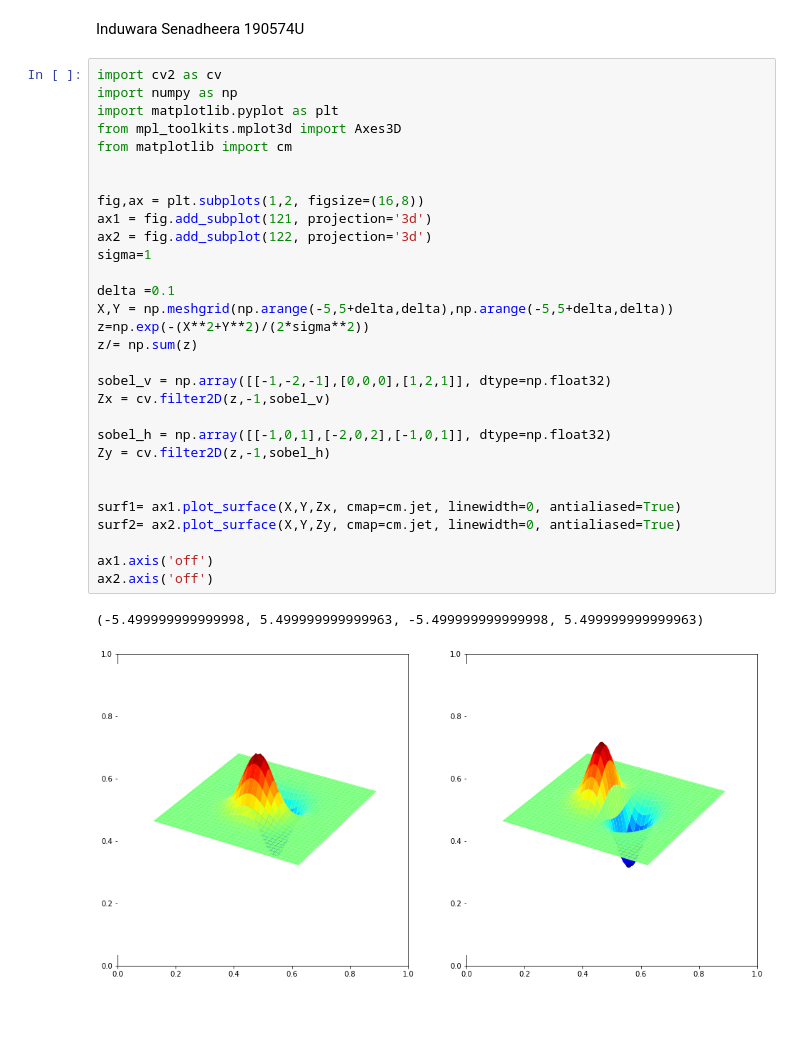
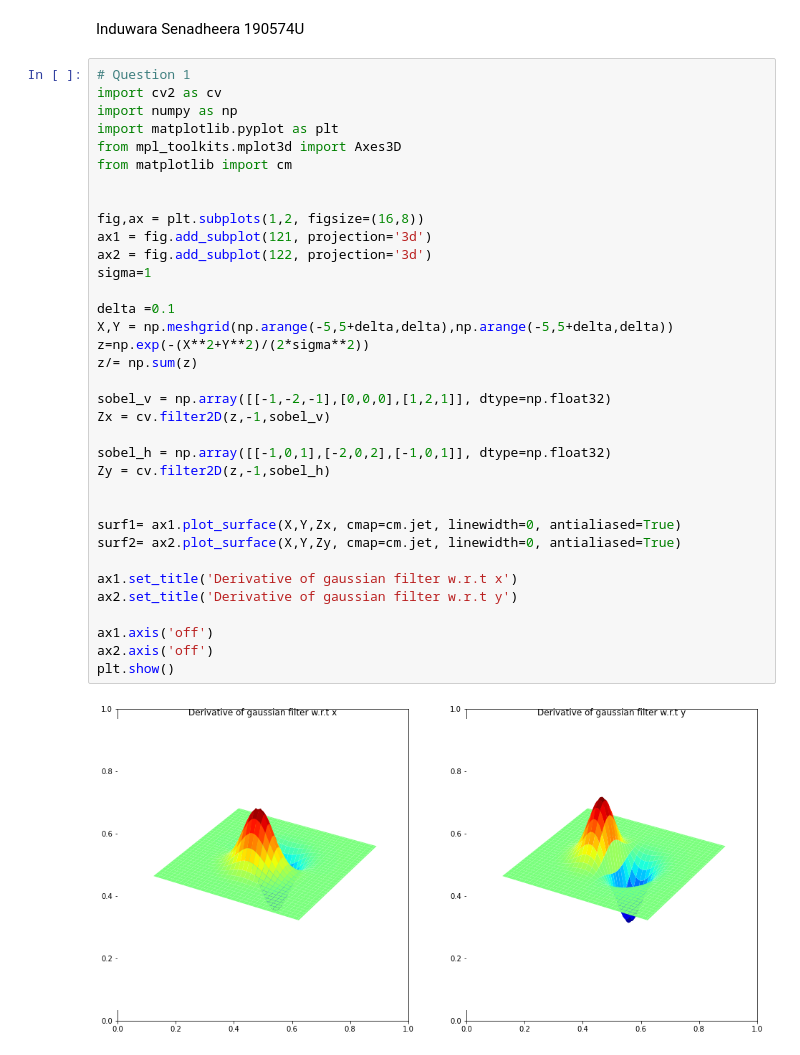
Before and after one commit to induwarasenadheera/EN2550---Fundamental-of-Image-Processing, a Jupyter notebook: Lecture 4.ipynb, the cells around one changed output. Cells and saved outputs as stored; diff of their text form; blank space fills up the shorter version.

```diff
--- a/Lecture 4.ipynb
+++ b/Lecture 4.ipynb
@@ -2,35 +2,39 @@
 Induwara Senadheera </br>
 190574U
 # %%
+# Question 1
 import cv2 as cv
 import numpy as np
 import matplotlib.pyplot as plt
 from mpl_toolkits.mplot3d import Axes3D
 from matplotlib import cm
 
 
 fig,ax = plt.subplots(1,2, figsize=(16,8))
 ax1 = fig.add_subplot(121, projection='3d')
 ax2 = fig.add_subplot(122, projection='3d')
 sigma=1
 
 delta =0.1
 X,Y = np.meshgrid(np.arange(-5,5+delta,delta),np.arange(-5,5+delta,delta))
 z=np.exp(-(X**2+Y**2)/(2*sigma**2))
 z/= np.sum(z)
 
 sobel_v = np.array([[-1,-2,-1],[0,0,0],[1,2,1]], dtype=np.float32)
 Zx = cv.filter2D(z,-1,sobel_v)
 
 sobel_h = np.array([[-1,0,1],[-2,0,2],[-1,0,1]], dtype=np.float32)
 Zy = cv.filter2D(z,-1,sobel_h)
 
 
 surf1= ax1.plot_surface(X,Y,Zx, cmap=cm.jet, linewidth=0, antialiased=True)
 surf2= ax2.plot_surface(X,Y,Zy, cmap=cm.jet, linewidth=0, antialiased=True)
 
+ax1.set_title('Derivative of gaussian filter w.r.t x')
+ax2.set_title('Derivative of gaussian filter w.r.t y')
+
 ax1.axis('off')
 ax2.axis('off')
+plt.show()
 # %% [output]
-(-5.499999999999998, 5.499999999999963, -5.499999999999998, 5.499999999999963)
-[figure, old version]
+[figure, new version]
```
Also changed, not shown: parts of 5 cells of this notebook.
